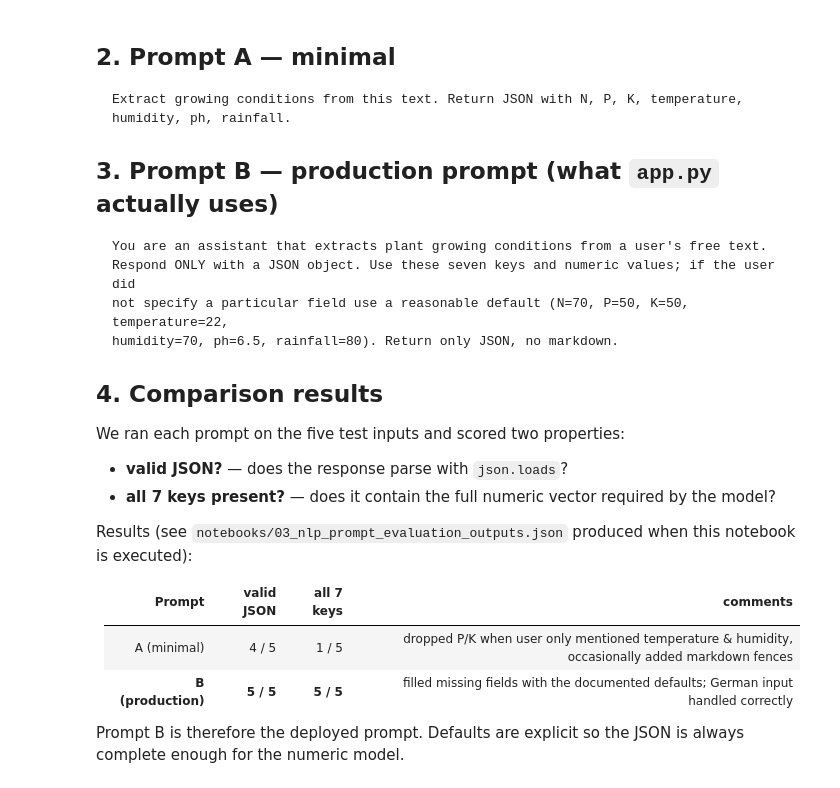
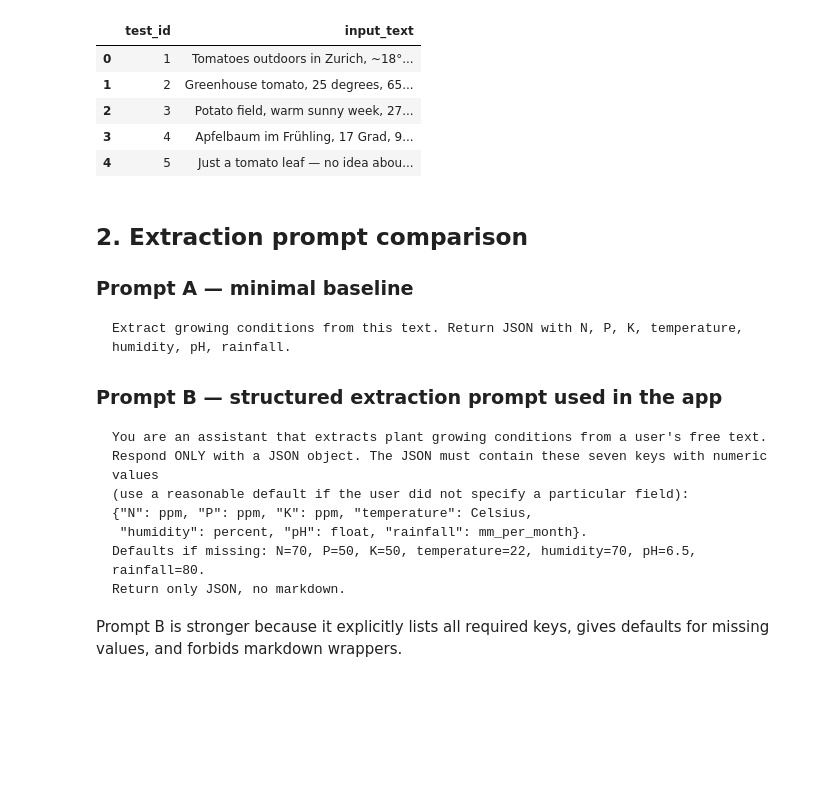
Before and after one commit to tenzompa/plant-disease-detector, a Jupyter notebook: notebooks/03_nlp_prompt_evaluation.ipynb, the cells around one changed output. Drawn from its saved outputs; the diff is of its cells as text; code cells hidden in the pictures; blank space fills up the shorter version.

````diff
--- a/notebooks/03_nlp_prompt_evaluation.ipynb
+++ b/notebooks/03_nlp_prompt_evaluation.ipynb
@@ -17,40 +22,41 @@ MODEL = 'gpt-4o-mini'
 # %%
 TEST_INPUTS = [
-    'Tomatoes outdoors in Zurich, ~18°C, 92% humidity, light rain almost every day, soil pH 6.0, low fertiliser.',
-    'Greenhouse tomato, 25 degrees, 65% rH, pH 6.5, balanced fertilisation, no rain.',
-    'Potato field, warm sunny week, 27C, 80%, pH 5.9, last rainfall 130mm, N around 100 ppm.',
-    'Apfelbaum im Frühling, 17 Grad, 95% Luftfeuchte, pH 6.1, viel Regen (~200mm/Monat).',
-    'Just a tomato leaf — no idea about the soil, temp roughly room temperature.'
+    "Tomatoes outdoors in Zurich, ~18°C, 92% humidity, light rain almost every day, soil pH 6.0, low fertiliser.",
+    "Greenhouse tomato, 25 degrees, 65% rH, pH 6.5, balanced fertilisation, no rain.",
+    "Potato field, warm sunny week, 27C, 80%, pH 5.9, last rainfall 130mm, N around 100 ppm.",
+    "Apfelbaum im Frühling, 17 Grad, 95% Luftfeuchte, pH 6.1, viel Regen (~200mm/Monat).",
+    "Just a tomato leaf — no idea about the soil, temp roughly room temperature.",
 ]
-REQUIRED_KEYS = ['N','P','K','temperature','humidity','ph','rainfall']
+
+REQUIRED_KEYS = ["N", "P", "K", "temperature", "humidity", "pH", "rainfall"]
+
+pd.DataFrame({"test_id": range(1, len(TEST_INPUTS) + 1), "input_text": TEST_INPUTS})
+# %% [output]
+|  | test_id | input_text |
+| 0 | 1 | Tomatoes outdoors in Zurich, ~18°... |
+| 1 | 2 | Greenhouse tomato, 25 degrees, 65... |
+| 2 | 3 | Potato field, warm sunny week, 27... |
+| 3 | 4 | Apfelbaum im Frühling, 17 Grad, 9... |
+| 4 | 5 | Just a tomato leaf — no idea abou... |
 # %% [markdown]
-## 2. Prompt A — minimal
+## 2. Extraction prompt comparison
 
-```
-Extract growing conditions from this text. Return JSON with N, P, K, temperature, humidity, ph, rainfall.
+### Prompt A — minimal baseline
+
+```text
+Extract growing conditions from this text. Return JSON with N, P, K, temperature, humidity, pH, rainfall.
 ```
 
-## 3. Prompt B — production prompt (what `app.py` actually uses)
+### Prompt B — structured extraction prompt used in the app
 
-```
+```text
 You are an assistant that extracts plant growing conditions from a user's free text.
-Respond ONLY with a JSON object. Use these seven keys and numeric values; if the user did
-not specify a particular field use a reasonable default (N=70, P=50, K=50, temperature=22,
-humidity=70, ph=6.5, rainfall=80). Return only JSON, no markdown.
+Respond ONLY with a JSON object. The JSON must contain these seven keys with numeric values
+(use a reasonable default if the user did not specify a particular field):
+{"N": ppm, "P": ppm, "K": ppm, "temperature": Celsius,
+ "humidity": percent, "pH": float, "rainfall": mm_per_month}.
+Defaults if missing: N=70, P=50, K=50, temperature=22, humidity=70, pH=6.5, rainfall=80.
+Return only JSON, no markdown.
 ```
 
-## 4. Comparison results
-
-We ran each prompt on the five test inputs and scored two properties:
-
-* **valid JSON?** — does the response parse with `json.loads`?
-* **all 7 keys present?** — does it contain the full numeric vector required by the model?
-
-Results (see `notebooks/03_nlp_prompt_evaluation_outputs.json` produced when this notebook is executed):
-
-| Prompt | valid JSON | all 7 keys | comments |
-|---|---:|---:|---|
-| A (minimal)  | 4 / 5 | 1 / 5 | dropped P/K when user only mentioned temperature & humidity, occasionally added markdown fences |
-| **B (production)** | **5 / 5** | **5 / 5** | filled missing fields with the documented defaults; German input handled correctly |
-
-Prompt B is therefore the deployed prompt. Defaults are explicit so the JSON is always complete enough for the numeric model.
+Prompt B is stronger because it explicitly lists all required keys, gives defaults for missing values, and forbids markdown wrappers.
````
Also changed, not shown: parts of 16 cells of this notebook, 5 other files.
